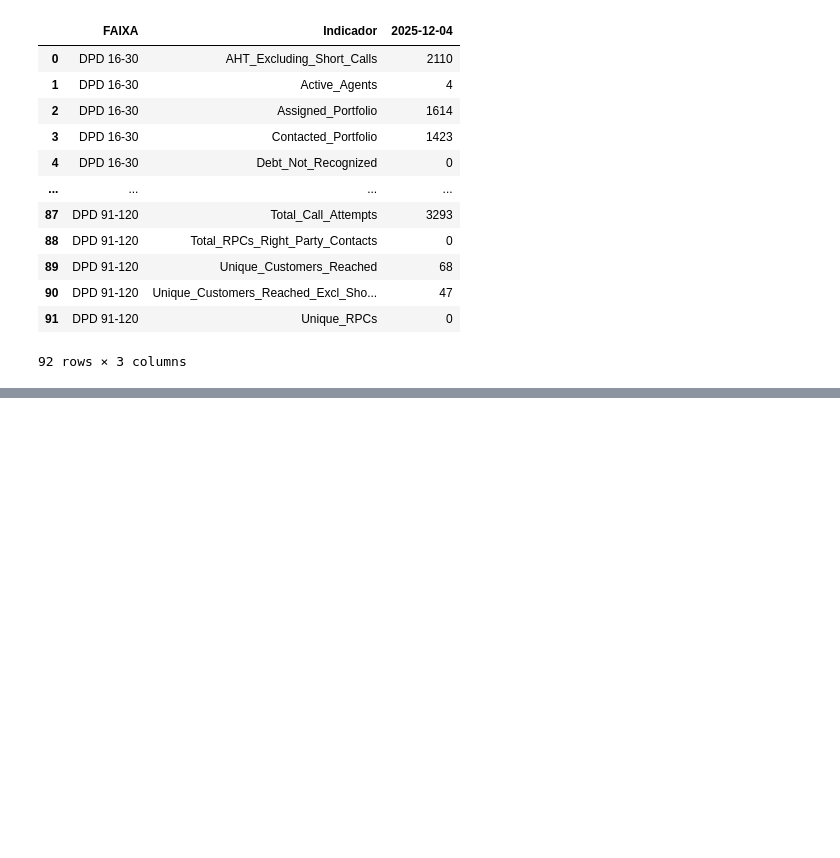
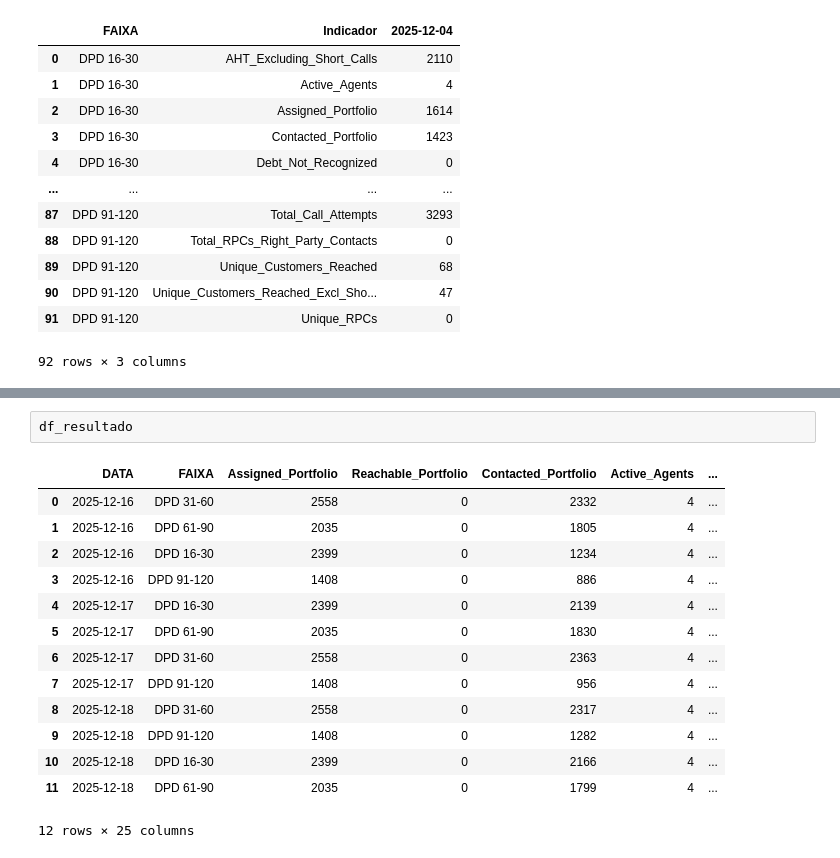
Before and after one commit to Claudiano-alves/Data-Analysis-Portfolio, a Jupyter notebook: Projects/Getnet/data_wrangling.ipynb, the cells around one changed output, grey strips where cells are left out. Cells and saved outputs as stored; diff of their text form; blank space fills up the shorter version.

```diff
--- a/Projects/Getnet/data_wrangling.ipynb
+++ b/Projects/Getnet/data_wrangling.ipynb
@@ -684,3 +1018,20 @@ DataFrame após melt:
+# %%
+df_resultado
+# %% [output]
+|  | DATA | FAIXA | Assigned_Portfolio | Reachable_Portfolio | Contacted_Portfolio | Active_Agents | ... |
+| 0 | 2025-12-16 | DPD 31-60 | 2558 | 0 | 2332 | 4 | ... |
+| 1 | 2025-12-16 | DPD 61-90 | 2035 | 0 | 1805 | 4 | ... |
+| 2 | 2025-12-16 | DPD 16-30 | 2399 | 0 | 1234 | 4 | ... |
+| 3 | 2025-12-16 | DPD 91-120 | 1408 | 0 | 886 | 4 | ... |
+| 4 | 2025-12-17 | DPD 16-30 | 2399 | 0 | 2139 | 4 | ... |
+| 5 | 2025-12-17 | DPD 61-90 | 2035 | 0 | 1830 | 4 | ... |
+| 6 | 2025-12-17 | DPD 31-60 | 2558 | 0 | 2363 | 4 | ... |
+| 7 | 2025-12-17 | DPD 91-120 | 1408 | 0 | 956 | 4 | ... |
+| 8 | 2025-12-18 | DPD 31-60 | 2558 | 0 | 2317 | 4 | ... |
+| 9 | 2025-12-18 | DPD 91-120 | 1408 | 0 | 1282 | 4 | ... |
+| 10 | 2025-12-18 | DPD 16-30 | 2399 | 0 | 2166 | 4 | ... |
+| 11 | 2025-12-18 | DPD 61-90 | 2035 | 0 | 1799 | 4 | ... |
+12 rows × 25 columns
 # %%
 import pandas as pd
 from src.db_connection import get_connection
```
Also changed, not shown: parts of 9 cells of this notebook, 4 other files.
